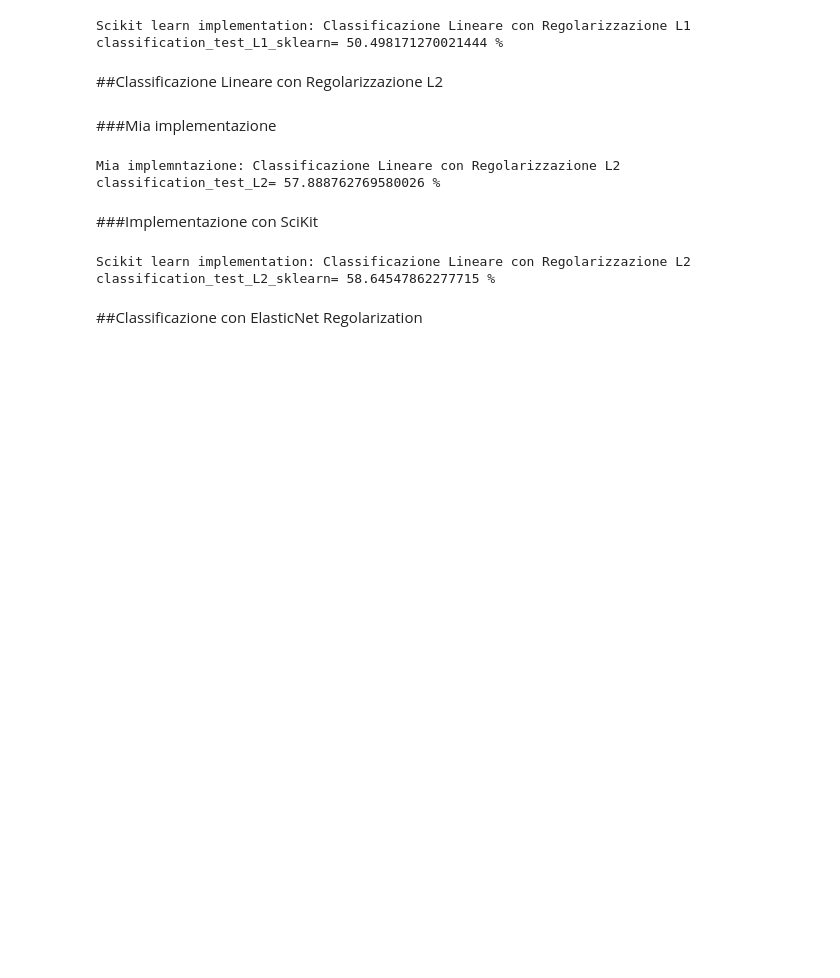
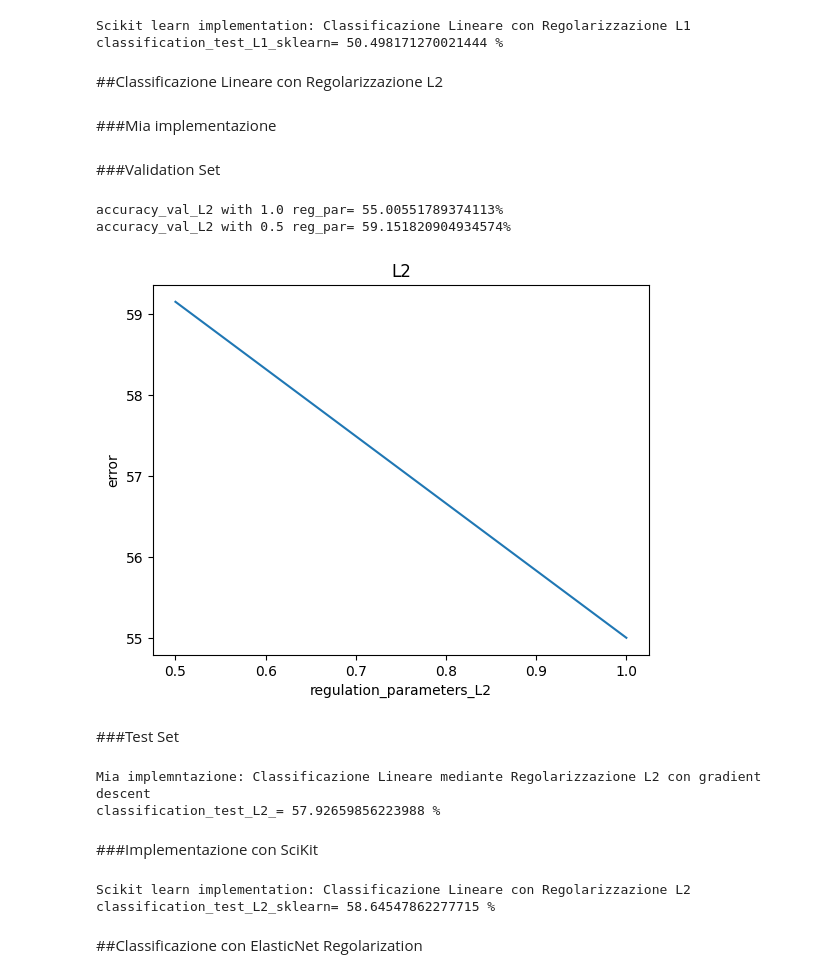
Before and after one commit to giumanuz/DFSan_pde, a Jupyter notebook: Copia_di_Homework_Giulio_Manuzzi.ipynb, the cells around one changed output. Cells and saved outputs as stored; diff of their text form; code cells hidden in the pictures; blank space fills up the shorter version.

```diff
--- a/Copia_di_Homework_Giulio_Manuzzi.ipynb
+++ b/Copia_di_Homework_Giulio_Manuzzi.ipynb
@@ -872,7 +875,10 @@ $$
 # %% [markdown]
 ###Preparazione dei dati
 # %%
+from sklearn.metrics import accuracy_score
+
 y_train_class=np.array([1 if elem >= 1400 else 0 for elem in y_train])
+y_val_class=np.array([1 if elem >= 1400 else 0 for elem in y_val])
 y_test_class=np.array([1 if elem >= 1400 else 0 for elem in y_test])
 # %% [markdown]
 ###Mia implementazione
@@ -904,0 +911,16 @@ classification_test_without_regolarization_sklearn= 57.283390087022326 %
+# %%
+x_plot=[]
+y_plot=[]
+for i in range(10):
+    l1_parameter=1/pow(2, i)
+    myModel=LinearRegressionClassification(num_iter=1000, learning_rate=0.01, regolarizzation='L1', regulation_parameters_L1=l1_parameter, classification=True)
+    myModel.fit(x_train, y_train_class)
+    x_plot.append(l1_parameter)
+    accu_curr=accuracy_score(y_val_class, myModel.predict(x_val, classification=True))*100
+    y_plot.append(accu_curr)
+    print(f'accuracy_val_L1 with {l1_parameter} reg_par= {accu_curr}%')
+plt.plot(x_plot, y_plot)
+plt.xlabel('regulation_parameters_L1')
+plt.ylabel('error')
+plt.title('L1')
+plt.show()
@@ -905,7 +933,8 @@ classification_test_without_regolarization_sklearn= 57.283390087022326 %
 # %%
-myModel=LinearRegressionClassification(num_iter=1000, learning_rate=0.01, regolarizzation='L1', classification=True)
+best_param=x_plot[y_plot.index(max(y_plot))]
+myModel=LinearRegressionClassification(num_iter=1000, learning_rate=0.01, regolarizzation='L1', regulation_parameters_L1=best_param, classification=True)
 myModel.fit(x_train, y_train_class)
 
-print('Mia implemntazione: Classificazione Lineare con Regolarizzazione L1')
-print(f'classification_test_L1= {accuracy_score(y_test_class, myModel.predict(x_test, classification=True))*100} %')
+print('Mia implemntazione: Classificazione Lineare mediante Regolarizzazione L1 con gradient descent')
+print(f'classification_test_L1_= {accuracy_score(y_test_class, myModel.predict(x_test, classification=True))*100} %')
 # %% [output]
@@ -926,15 +955,40 @@ classification_test_L1_sklearn= 50.498171270021444 %
 ##Classificazione Lineare con Regolarizzazione L2
 # %% [markdown]
 ###Mia implementazione
+# %% [markdown]
+###Validation Set
+# %%
+x_plot=[]
+y_plot=[]
+for i in range(10):
+    l2_parameter=1/pow(2, i)
+    myModel=LinearRegressionClassification(num_iter=1000, learning_rate=0.01, regolarizzation='L1', regulation_parameters_L1=l2_parameter, classification=True)
+    myModel.fit(x_train, y_train_class)
+    x_plot.append(l2_parameter)
+    accu_curr=accuracy_score(y_val_class, myModel.predict(x_val, classification=True))*100
+    y_plot.append(accu_curr)
+    print(f'accuracy_val_L2 with {l2_parameter} reg_par= {accu_curr}%')
+plt.plot(x_plot, y_plot)
+plt.xlabel('regulation_parameters_L2')
+plt.ylabel('error')
+plt.title('L2')
+plt.show()
+# %% [output]
+accuracy_val_L2 with 1.0 reg_par= 55.00551789374113%
+accuracy_val_L2 with 0.5 reg_par= 59.151820904934574%
+[figure, added]
+# %% [markdown]
+###Test Set
 # %%
-myModel=LinearRegressionClassification(num_iter=1000, learning_rate=0.01, regolarizzation='L2', classification=True)
+best_param=x_plot[y_plot.index(max(y_plot))]
+myModel=LinearRegressionClassification(num_iter=1000, learning_rate=0.01, regolarizzation='L2', regulation_parameters_L2=best_param, classification=True)
 myModel.fit(x_train, y_train_class)
 
-print('Mia implemntazione: Classificazione Lineare con Regolarizzazione L2')
-print(f'classification_test_L2= {accuracy_score(y_test_class, myModel.predict(x_test, classification=True))*100} %')
+print('Mia implemntazione: Classificazione Lineare mediante Regolarizzazione L2 con gradient descent')
+print(f'classification_test_L2_= {accuracy_score(y_test_class, myModel.predict(x_test, classification=True))*100} %')
 # %% [output]
-Mia implemntazione: Classificazione Lineare con Regolarizzazione L2
-classification_test_L2= 57.888762769580026 %
+Mia implemntazione: Classificazione Lineare mediante Regolarizzazione L2 con gradient descent
+classification_test_L2_= 57.92659856223988 %
 # %% [markdown]
 ###Implementazione con SciKit
 # %%
```
Also changed, not shown: parts of 20 cells of this notebook.
